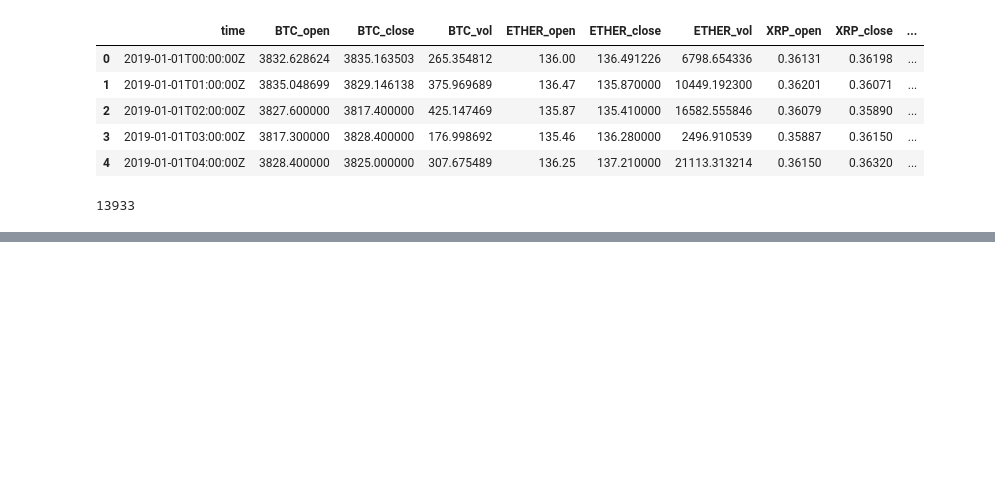
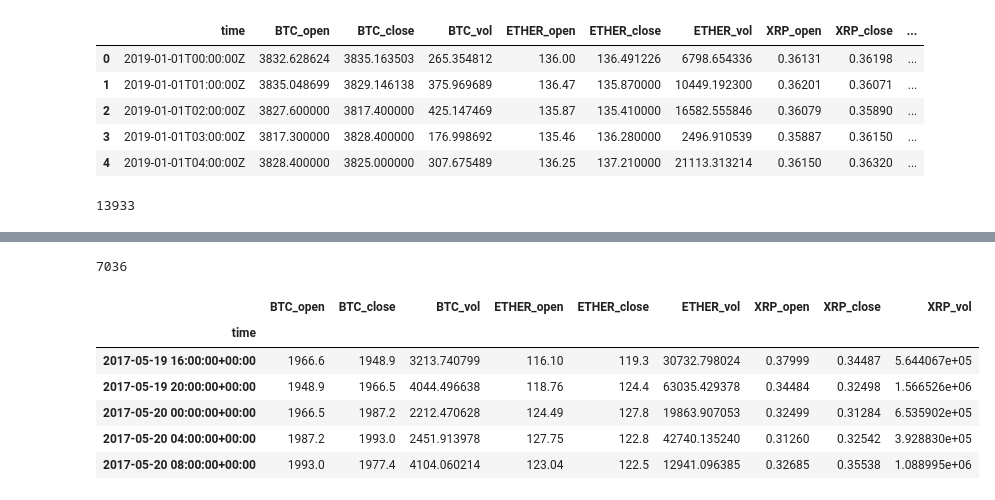
Before and after one commit to DonaldTurton/iLab2, a Jupyter notebook: Data_Acquisition.ipynb, the cells around one changed output, grey strips where cells are left out. Drawn from its saved outputs; the diff is of its cells as text; code cells hidden in the pictures; blank space fills up the shorter version.

Commit message:
created a 4hr data sets for BTC, Ripple and Eth

```diff
--- a/Data_Acquisition.ipynb
+++ b/Data_Acquisition.ipynb
@@ -321,0 +352,7 @@ H_bit_eth_xrp.head()
+# %%
+RIPPLE_BITFINIX_4hr_url= 'https://raw.githubusercontent.com/DonaldTurton/iLab2/master/Ripple/BITFINEX_XRPUSD%2C%20240.csv'
+ripple_4hr = pd.read_csv(RIPPLE_BITFINIX_4hr_url)
+ripple_4hr = ripple_4hr[['time','open', 'close', 'Volume']]
+ripple_4hr = ripple_4hr.rename(columns={'open': 'XRP_open', 'close': 'XRP_close', 'Volume': 'XRP_vol'})
+print(len(ripple_4hr))
+print(ripple_4hr.isna().sum())
@@ -321,0 +366,4 @@ H_bit_eth_xrp.head()
+# %%
+bit_eth_4hr = pd.merge(bitcoin_4hr, ethereum_4hr, how='left', on=['time'])
+bit_eth_xrp_4hr = pd.merge(bit_eth_4hr, ripple_4hr, how='left', on=['time'])
+bit_eth_xrp_4hr.head()
@@ -321,0 +377,22 @@ H_bit_eth_xrp.head()
+# %%
+# Convert Date column to Date format.
+bit_eth_xrp_4hr["time"] = pd.to_datetime(bit_eth_xrp_4hr["time"], dayfirst=True )  #, format ='%d/%m/%y', errors='ignore'
+
+#Set Date as Index
+bit_eth_xrp_4hr = bit_eth_xrp_4hr.set_index('time')#.asfreq('d')
+# %%
+#Drop NA
+bit_eth_xrp_4hr = bit_eth_xrp_4hr.dropna()
+len(bit_eth_xrp_4hr) #1,174 observations after removing NA
+# %% [output]
+7036
+# %%
+bit_eth_xrp_4hr.head()
+# %% [output]
+|  | BTC_open | BTC_close | BTC_vol | ETHER_open | ETHER_close | ETHER_vol | XRP_open | XRP_close | XRP_vol |
+| time |  |  |  |  |  |  |  |  |  |
+| 2017-05-19 16:00:00+00:00 | 1966.6 | 1948.9 | 3213.740799 | 116.10 | 119.3 | 30732.798024 | 0.37999 | 0.34487 | 5.644067e+05 |
+| 2017-05-19 20:00:00+00:00 | 1948.9 | 1966.5 | 4044.496638 | 118.76 | 124.4 | 63035.429378 | 0.34484 | 0.32498 | 1.566526e+06 |
+| 2017-05-20 00:00:00+00:00 | 1966.5 | 1987.2 | 2212.470628 | 124.49 | 127.8 | 19863.907053 | 0.32499 | 0.31284 | 6.535902e+05 |
+| 2017-05-20 04:00:00+00:00 | 1987.2 | 1993.0 | 2451.913978 | 127.75 | 122.8 | 42740.135240 | 0.31260 | 0.32542 | 3.928830e+05 |
+| 2017-05-20 08:00:00+00:00 | 1993.0 | 1977.4 | 4104.060214 | 123.04 | 122.5 | 12941.096385 | 0.32685 | 0.35538 | 1.088995e+06 |
```
Also changed, not shown: parts of 11 cells of this notebook.
